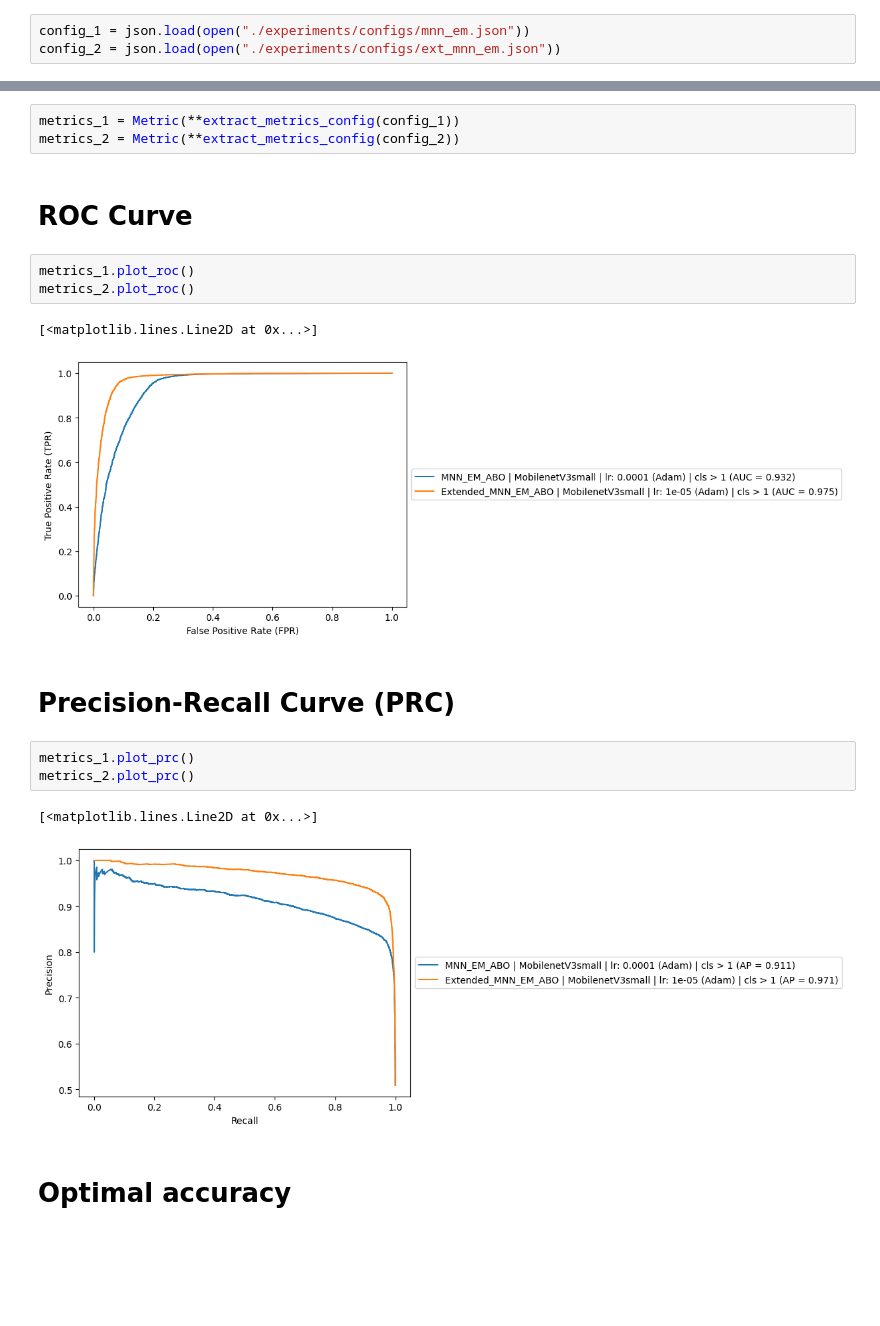
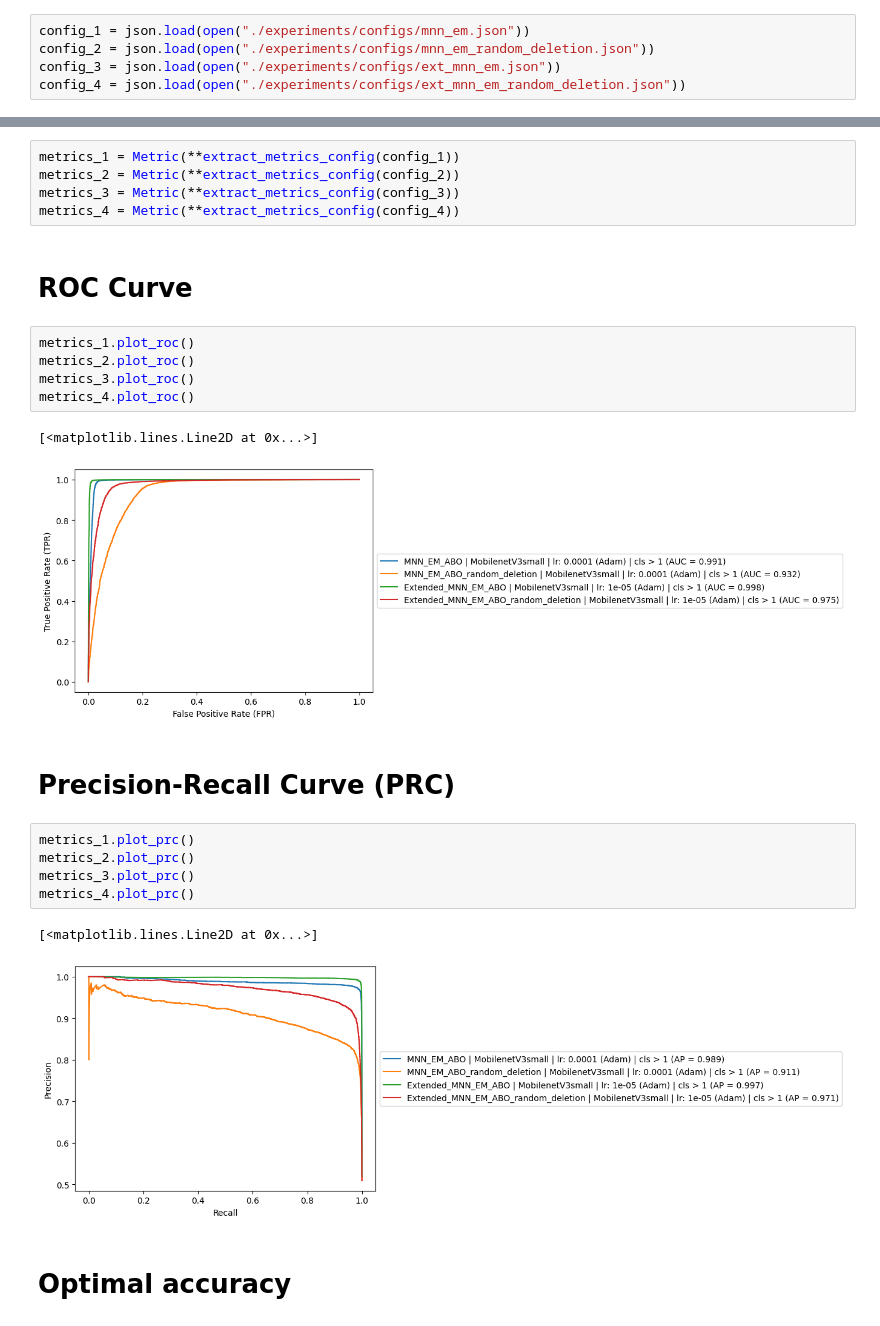
Before and after one commit to slacrum/multimodal_product_matching, a Jupyter notebook: notebooks/visualize_results.ipynb, the cells around one changed output, grey strips where cells are left out. Drawn from its saved outputs; the diff is of its cells as text; blank space fills up the shorter version.

Commit message:
upload ABO experiments without random deletion to highlight the performance differences when text data is lacking

```diff
--- a/notebooks/visualize_results.ipynb
+++ b/notebooks/visualize_results.ipynb
@@ -16,7 +16,9 @@ import json
 from utils.metrics import extract_metrics_config, Metric
 # %%
 config_1 = json.load(open("./experiments/configs/mnn_em.json"))
-config_2 = json.load(open("./experiments/configs/ext_mnn_em.json"))
+config_2 = json.load(open("./experiments/configs/mnn_em_random_deletion.json"))
+config_3 = json.load(open("./experiments/configs/ext_mnn_em.json"))
+config_4 = json.load(open("./experiments/configs/ext_mnn_em_random_deletion.json"))
 # %%
 # add prefix to path
 
@@ -29,22 +35,28 @@ config_2["model"]["training"][
 # %%
 metrics_1 = Metric(**extract_metrics_config(config_1))
 metrics_2 = Metric(**extract_metrics_config(config_2))
+metrics_3 = Metric(**extract_metrics_config(config_3))
+metrics_4 = Metric(**extract_metrics_config(config_4))
 # %% [markdown]
 # ROC Curve
 # %%
 metrics_1.plot_roc()
 metrics_2.plot_roc()
+metrics_3.plot_roc()
+metrics_4.plot_roc()
 # %% [output]
 [<matplotlib.lines.Line2D at 0x...>]
-[figure, old version]
+[figure, new version]
 # %% [markdown]
 # Precision-Recall Curve (PRC)
 # %%
 metrics_1.plot_prc()
 metrics_2.plot_prc()
+metrics_3.plot_prc()
+metrics_4.plot_prc()
 # %% [output]
 [<matplotlib.lines.Line2D at 0x...>]
-[figure, old version]
+[figure, new version]
 # %% [markdown]
 # Optimal accuracy
 # %% [markdown]
```
Also changed, not shown: parts of 2 cells of this notebook, 17 other files.
